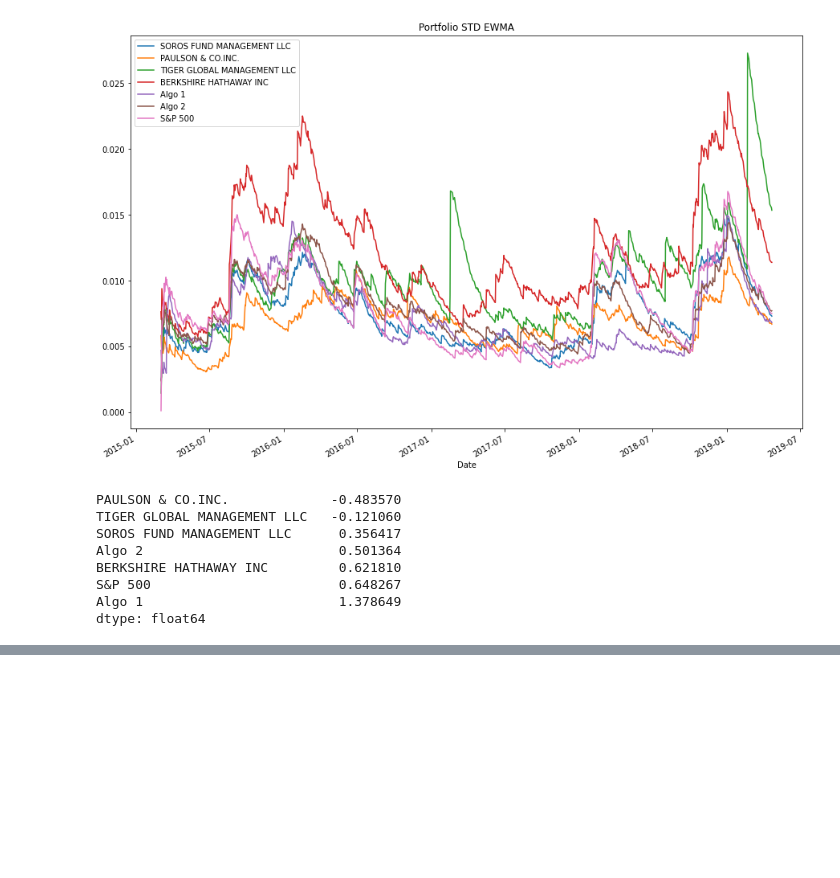
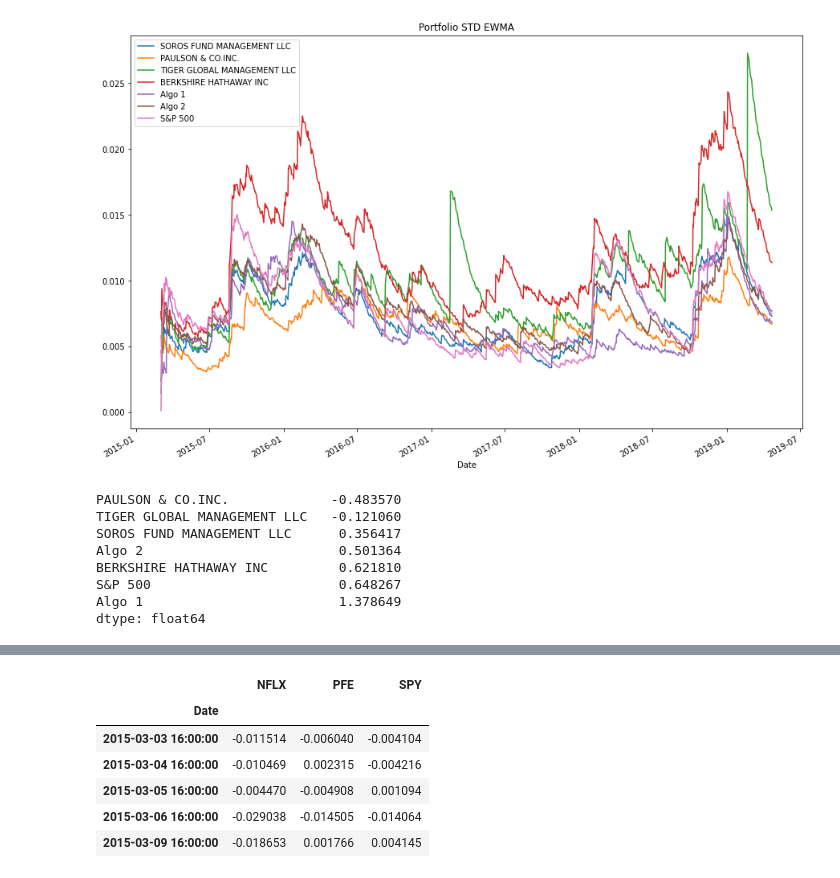
Before and after one commit to tfry-coder/A-Whale-Off-the-Port-folio-, a Jupyter notebook: Whale Off.ipynb, the cells around one changed output, grey strips where cells are left out. Cells and saved outputs as stored; diff of their text form; code cells hidden in the pictures; blank space fills up the shorter version.

Commit message:
Uploaded custom stocks from google sheets

```diff
--- a/Whale Off.ipynb
+++ b/Whale Off.ipynb
@@ -324,0 +422,6 @@ sharpe_ratios.sort_values().plot(kind='bar', title='Sharpe Ratios')
+# %%
+# Reading in SPY
+csvpath = Path("SPY.csv")
+SPY_csv = Path("SPY.csv")
+SPY_csv = pd.read_csv('SPY.csv', index_col="Date", parse_dates=True, infer_datetime_format=True)
+SPY_csv.head()
@@ -324,0 +436,4 @@ sharpe_ratios.sort_values().plot(kind='bar', title='Sharpe Ratios')
+# %%
+# Calculate the daily returns
+daily_return_SPY = SPY_csv.pct_change()
+daily_return_SPY.head()
@@ -324,0 +448,5 @@ sharpe_ratios.sort_values().plot(kind='bar', title='Sharpe Ratios')
+# %%
+# Drop nulls
+# daily_return.isnull().sum()
+daily_return_SPY = daily_return_SPY.dropna()
+daily_return_SPY.head()
@@ -324,0 +461,4 @@ sharpe_ratios.sort_values().plot(kind='bar', title='Sharpe Ratios')
+# %%
+# Rename Column   SPY
+daily_return_SPY = daily_return_SPY.rename(columns={'Close':'SPY'})
+daily_return_SPY.head()
@@ -359,0 +487,14 @@ sharpe_ratios.sort_values().plot(kind='bar', title='Sharpe Ratios')
+# %%
+# Concatenate all stocks into a single DataFrame
+ # Concatenate all DataFrames into a single DataFrame    Combine Whale, Algorithmic, and S&P 500 Returns
+my_port_df = pd.concat([daily_return_NFLX,daily_return_PFE,daily_return_SPY], axis='columns', join='inner')
+my_port_df.sort_index(inplace=True)
+my_port_df.head()
+# %% [output]
+|  | NFLX | PFE | SPY |
+| Date |  |  |  |
+| 2015-03-03 16:00:00 | -0.011514 | -0.006040 | -0.004104 |
+| 2015-03-04 16:00:00 | -0.010469 | 0.002315 | -0.004216 |
+| 2015-03-05 16:00:00 | -0.004470 | -0.004908 | 0.001094 |
+| 2015-03-06 16:00:00 | -0.029038 | -0.014505 | -0.014064 |
+| 2015-03-09 16:00:00 | -0.018653 | 0.001766 | 0.004145 |
```
Also changed, not shown: parts of 44 cells of this notebook.
